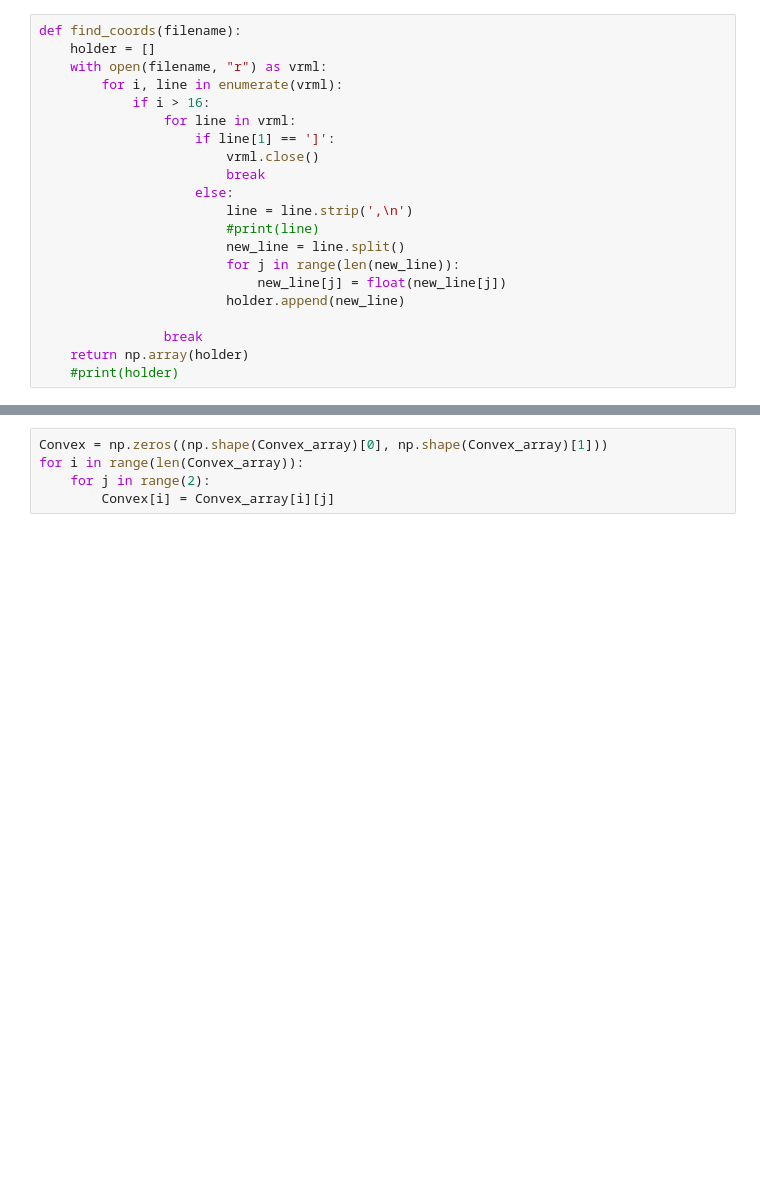
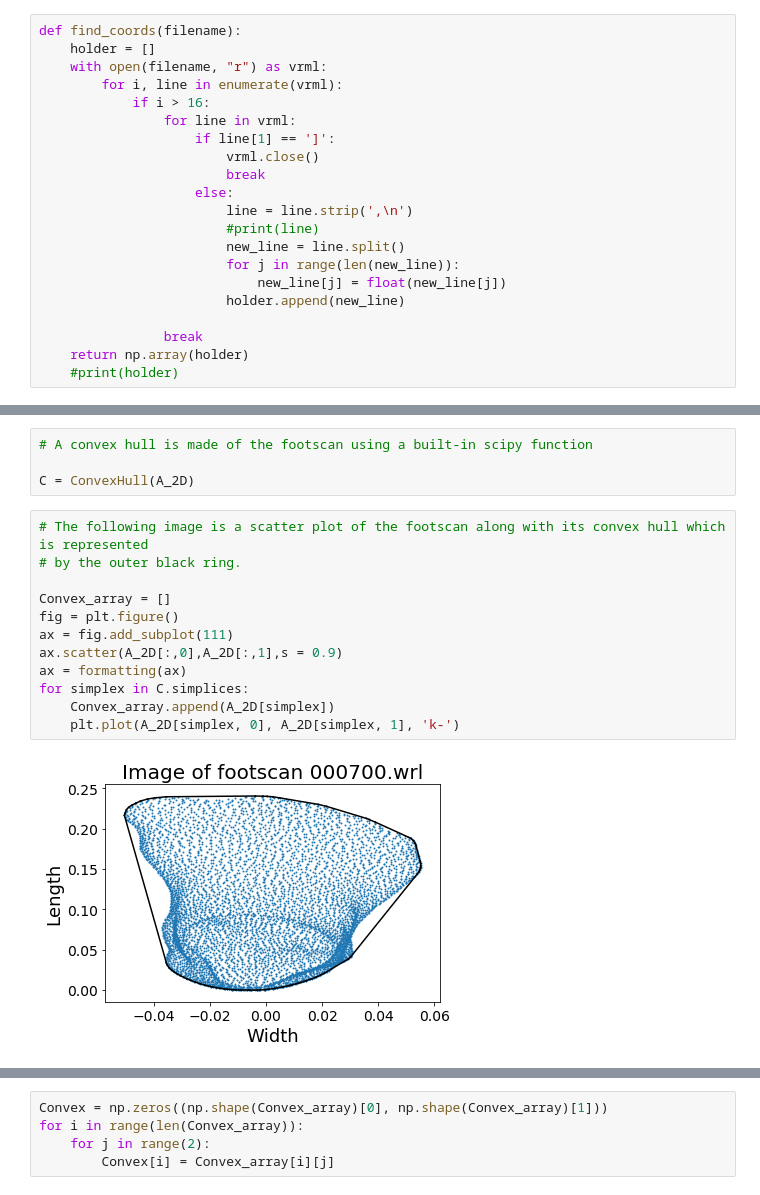
Before and after one commit to maxoblein/mdm3_proj1, a Jupyter notebook: Toe_line.ipynb, the cells around one changed output, grey strips where cells are left out. Saved outputs shown, nothing was run; the diff lists cells and outputs as text; blank space fills up the shorter version.

```diff
--- a/Toe_line.ipynb
+++ b/Toe_line.ipynb
@@ -63,0 +103,18 @@ np.shape(A)
+# %%
+# A convex hull is made of the footscan using a built-in scipy function
+
+C = ConvexHull(A_2D)
+# %%
+# The following image is a scatter plot of the footscan along with its convex hull which is represented
+# by the outer black ring.
+
+Convex_array = []
+fig = plt.figure()
+ax = fig.add_subplot(111)
+ax.scatter(A_2D[:,0],A_2D[:,1],s = 0.9)
+ax = formatting(ax)
+for simplex in C.simplices:
+    Convex_array.append(A_2D[simplex])
+    plt.plot(A_2D[simplex, 0], A_2D[simplex, 1], 'k-')
+# %% [output]
+[figure, added]
```
Also changed, not shown: parts of 79 cells of this notebook.
